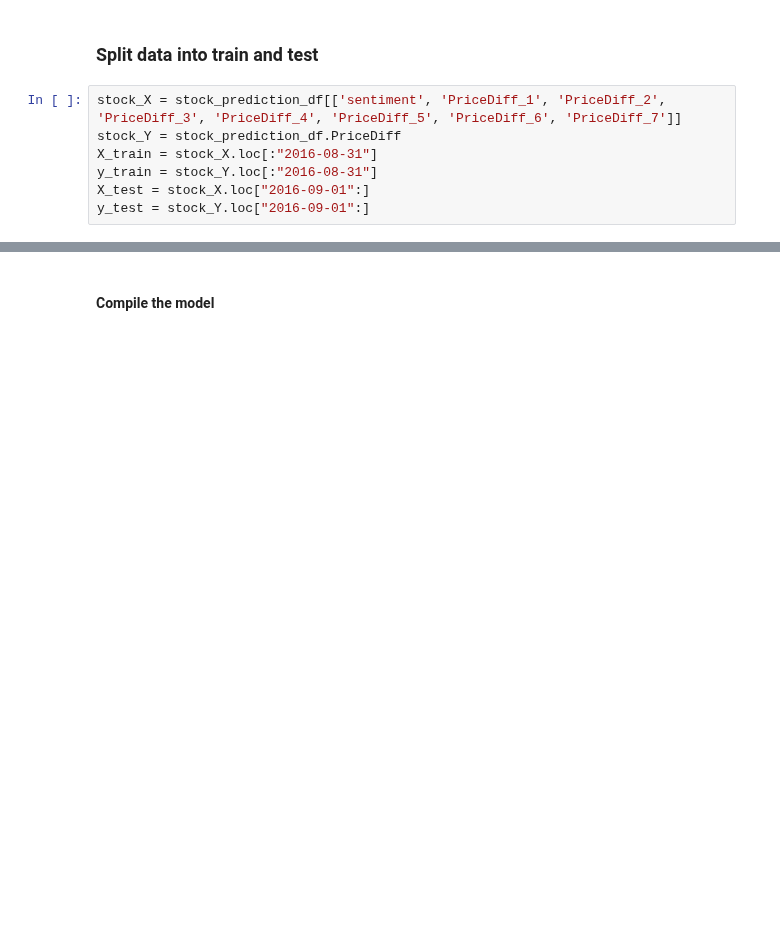
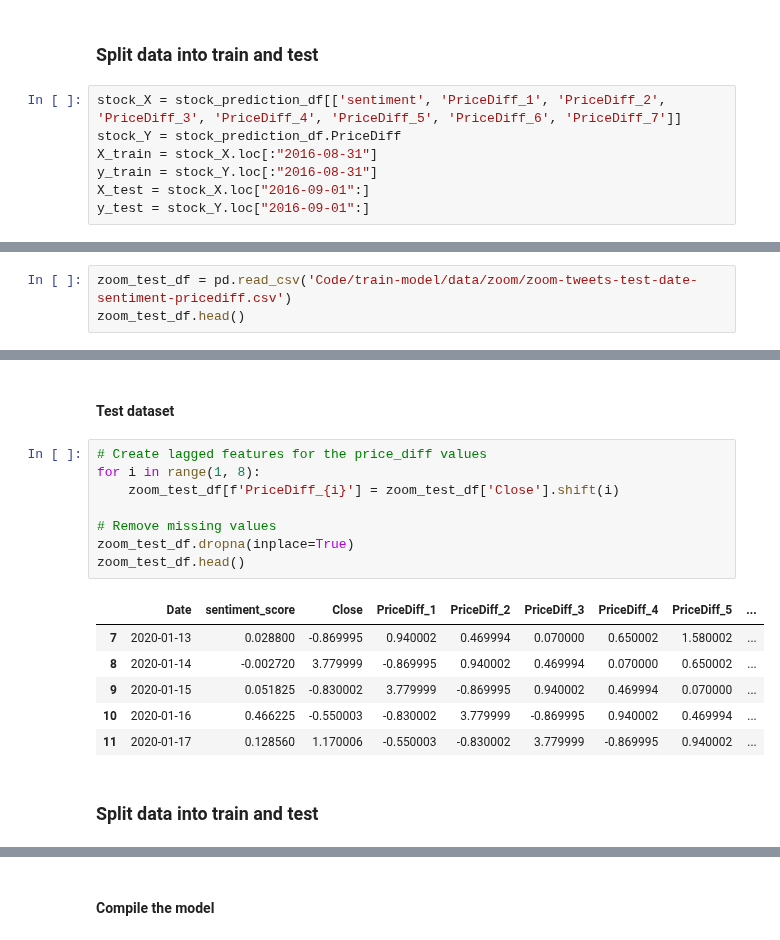
Before and after one commit to odemuno/IDL-finance-project, a Jupyter notebook: train.ipynb, the cells around one changed output, grey strips where cells are left out. Cells and saved outputs as stored; diff of their text form; blank space fills up the shorter version.

```diff
--- a/train.ipynb
+++ b/train.ipynb
@@ -60,0 +82,3 @@ y_test = stock_Y.loc["2016-09-01":]
+# %%
+zoom_test_df = pd.read_csv('Code/train-model/data/zoom/zoom-tweets-test-date-sentiment-pricediff.csv')
+zoom_test_df.head()
@@ -60,0 +111,19 @@ y_test = stock_Y.loc["2016-09-01":]
+# %% [markdown]
+#### Test dataset
+# %%
+# Create lagged features for the price_diff values
+for i in range(1, 8):
+    zoom_test_df[f'PriceDiff_{i}'] = zoom_test_df['Close'].shift(i)
+
+# Remove missing values
+zoom_test_df.dropna(inplace=True)
+zoom_test_df.head()
+# %% [output]
+|  | Date | sentiment_score | Close | PriceDiff_1 | PriceDiff_2 | PriceDiff_3 | PriceDiff_4 | PriceDiff_5 | ... |
+| 7 | 2020-01-13 | 0.028800 | -0.869995 | 0.940002 | 0.469994 | 0.070000 | 0.650002 | 1.580002 | ... |
+| 8 | 2020-01-14 | -0.002720 | 3.779999 | -0.869995 | 0.940002 | 0.469994 | 0.070000 | 0.650002 | ... |
+| 9 | 2020-01-15 | 0.051825 | -0.830002 | 3.779999 | -0.869995 | 0.940002 | 0.469994 | 0.070000 | ... |
+| 10 | 2020-01-16 | 0.466225 | -0.550003 | -0.830002 | 3.779999 | -0.869995 | 0.940002 | 0.469994 | ... |
+| 11 | 2020-01-17 | 0.128560 | 1.170006 | -0.550003 | -0.830002 | 3.779999 | -0.869995 | 0.940002 | ... |
+# %% [markdown]
+### Split data into train and test
```
Also changed, not shown: parts of 27 cells of this notebook, 26 other files.
